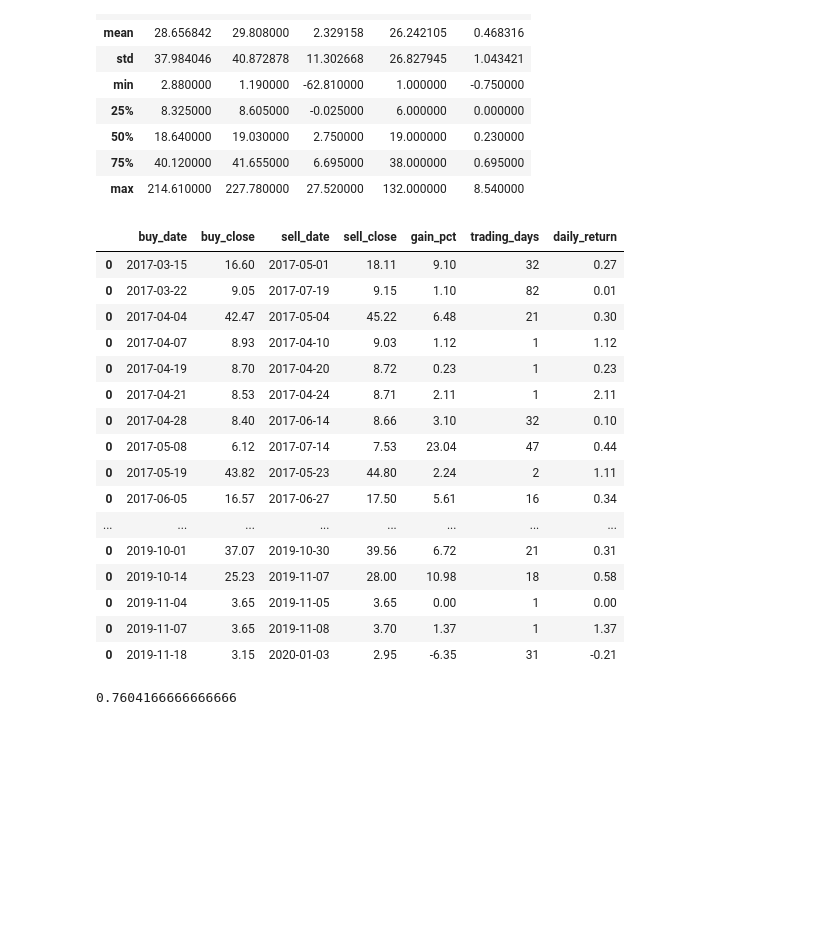
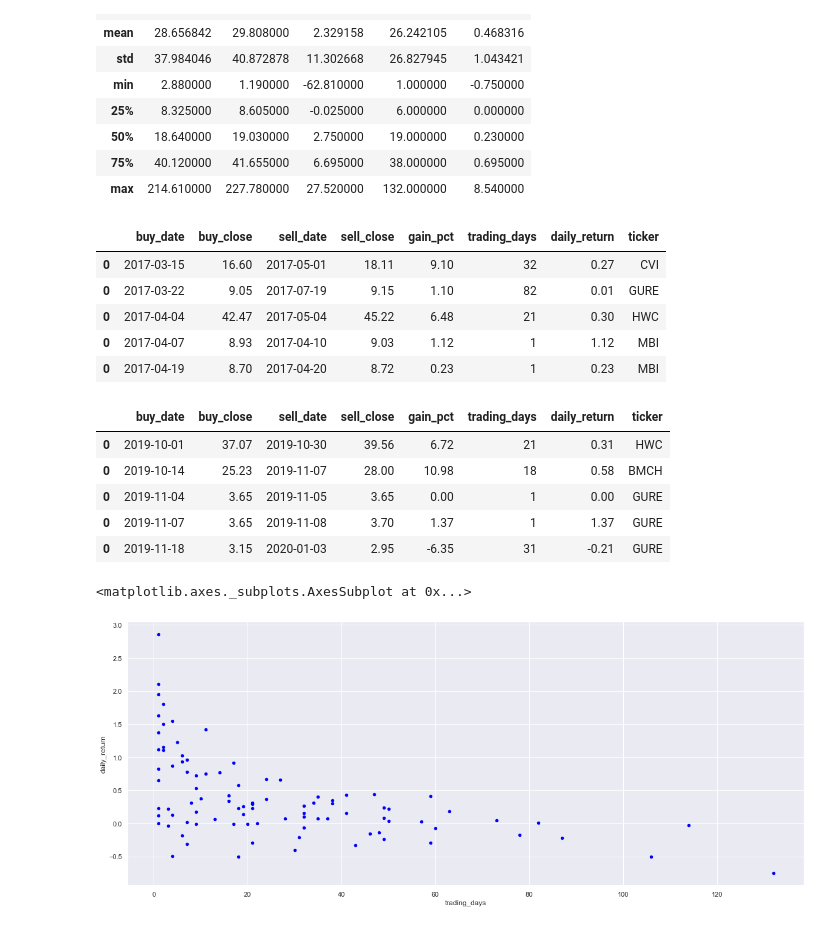
Before and after one commit to frkornet/Stock-Market-Final-Project, a Jupyter notebook: notebook/backtest.ipynb, the cells around one changed output. Drawn from its saved outputs; the diff is of its cells as text; code cells hidden in the pictures; blank space fills up the shorter version.

```diff
--- a/notebook/backtest.ipynb
+++ b/notebook/backtest.ipynb
@@ -229,5 +93,5 @@ def predict_minima_n_maxima(tickers, threshold, verbose):
 # %%
-possible_trades_df = predict_minima_n_maxima(tickers, 0.5, False)
-possible_trades_df
+possible_trades_df = get_possible_trades(tickers, 0.5, False)
+possible_trades_df.sample(10)
 # %% [output]
 tickers= ['ADRO', 'BMCH', 'CVI', 'GGG', 'GURE', 'HWC', 'MBI', 'PANW', 'SIBN', 'SPPI']
@@ -277,26 +136,25 @@ possible_trades_df.describe()
 | max | 214.610000 | 227.780000 | 27.520000 | 132.000000 | 8.540000 |
 # %%
 pd.set_option("display.max_rows", 200)
-possible_trades_df.sort_values(by=['buy_date', 'gain_pct'], ascending=[True, False])
+display(possible_trades_df.sort_values(by=['buy_date', 'gain_pct'], ascending=[True, False]).head())
+display(possible_trades_df.sort_values(by=['buy_date', 'gain_pct'], ascending=[True, False]).tail())
 # %% [output]
-|  | buy_date | buy_close | sell_date | sell_close | gain_pct | trading_days | daily_return |
-| 0 | 2017-03-15 | 16.60 | 2017-05-01 | 18.11 | 9.10 | 32 | 0.27 |
-| 0 | 2017-03-22 | 9.05 | 2017-07-19 | 9.15 | 1.10 | 82 | 0.01 |
-| 0 | 2017-04-04 | 42.47 | 2017-05-04 | 45.22 | 6.48 | 21 | 0.30 |
-| 0 | 2017-04-07 | 8.93 | 2017-04-10 | 9.03 | 1.12 | 1 | 1.12 |
-| 0 | 2017-04-19 | 8.70 | 2017-04-20 | 8.72 | 0.23 | 1 | 0.23 |
-| 0 | 2017-04-21 | 8.53 | 2017-04-24 | 8.71 | 2.11 | 1 | 2.11 |
-| 0 | 2017-04-28 | 8.40 | 2017-06-14 | 8.66 | 3.10 | 32 | 0.10 |
-| 0 | 2017-05-08 | 6.12 | 2017-07-14 | 7.53 | 23.04 | 47 | 0.44 |
-| 0 | 2017-05-19 | 43.82 | 2017-05-23 | 44.80 | 2.24 | 2 | 1.11 |
-| 0 | 2017-06-05 | 16.57 | 2017-06-27 | 17.50 | 5.61 | 16 | 0.34 |
-| ... | ... | ... | ... | ... | ... | ... | ... |
-| 0 | 2019-10-01 | 37.07 | 2019-10-30 | 39.56 | 6.72 | 21 | 0.31 |
-| 0 | 2019-10-14 | 25.23 | 2019-11-07 | 28.00 | 10.98 | 18 | 0.58 |
-| 0 | 2019-11-04 | 3.65 | 2019-11-05 | 3.65 | 0.00 | 1 | 0.00 |
-| 0 | 2019-11-07 | 3.65 | 2019-11-08 | 3.70 | 1.37 | 1 | 1.37 |
-| 0 | 2019-11-18 | 3.15 | 2020-01-03 | 2.95 | -6.35 | 31 | -0.21 |
+|  | buy_date | buy_close | sell_date | sell_close | gain_pct | trading_days | daily_return | ticker |
+| 0 | 2017-03-15 | 16.60 | 2017-05-01 | 18.11 | 9.10 | 32 | 0.27 | CVI |
+| 0 | 2017-03-22 | 9.05 | 2017-07-19 | 9.15 | 1.10 | 82 | 0.01 | GURE |
+| 0 | 2017-04-04 | 42.47 | 2017-05-04 | 45.22 | 6.48 | 21 | 0.30 | HWC |
+| 0 | 2017-04-07 | 8.93 | 2017-04-10 | 9.03 | 1.12 | 1 | 1.12 | MBI |
+| 0 | 2017-04-19 | 8.70 | 2017-04-20 | 8.72 | 0.23 | 1 | 0.23 | MBI |
+|  | buy_date | buy_close | sell_date | sell_close | gain_pct | trading_days | daily_return | ticker |
+| 0 | 2019-10-01 | 37.07 | 2019-10-30 | 39.56 | 6.72 | 21 | 0.31 | HWC |
+| 0 | 2019-10-14 | 25.23 | 2019-11-07 | 28.00 | 10.98 | 18 | 0.58 | BMCH |
+| 0 | 2019-11-04 | 3.65 | 2019-11-05 | 3.65 | 0.00 | 1 | 0.00 | GURE |
+| 0 | 2019-11-07 | 3.65 | 2019-11-08 | 3.70 | 1.37 | 1 | 1.37 | GURE |
+| 0 | 2019-11-18 | 3.15 | 2020-01-03 | 2.95 | -6.35 | 31 | -0.21 | GURE |
-# %%
-1-23/96
-# %% [output]
-0.7604166666666666
+# %%
+# ignore outlier of 8 % daily return as that distorts the plot too much
+idx = (possible_trades_df.daily_return < 4)
+possible_trades_df.loc[idx].plot.scatter(x='trading_days', y='daily_return', figsize=(20,8), c='Blue')
+# %% [output]
+<matplotlib.axes._subplots.AxesSubplot at 0x...>
+[figure, added]
```
Also changed, not shown: parts of 14 cells of this notebook, 1 other file.
